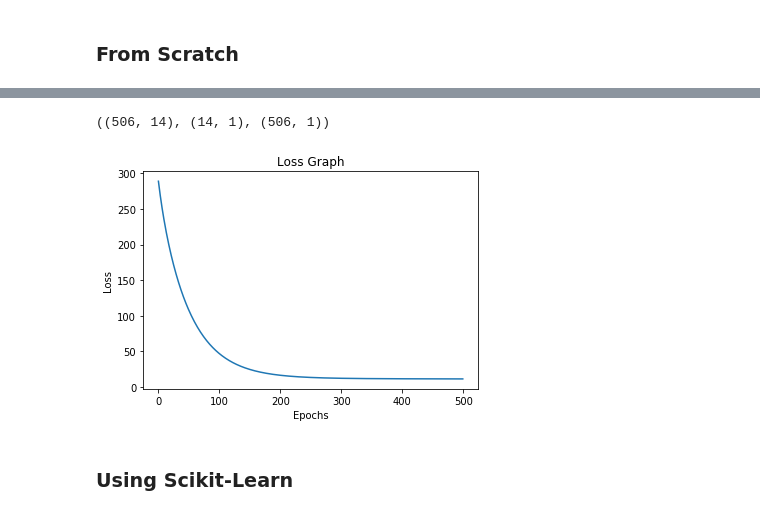
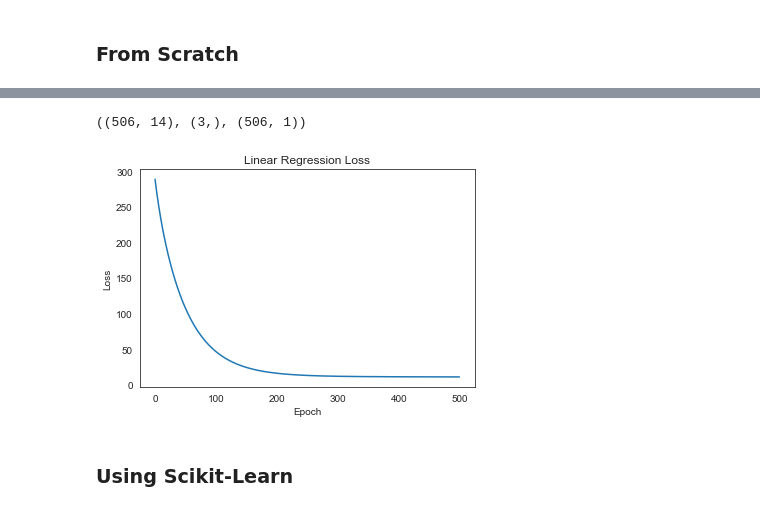
Before and after one commit to SudoSharma/ml_fundamentals, a Jupyter notebook: ml_sandbox.ipynb, the cells around one changed output, grey strips where cells are left out. Saved outputs shown, nothing was run; the diff lists cells and outputs as text; code cells hidden in the pictures.

```diff
--- a/ml_sandbox.ipynb
+++ b/ml_sandbox.ipynb
@@ -9,7 +32,7 @@ import numpy as np
 from sklearn.datasets import load_boston
 import matplotlib.pyplot as plt
 # %%
-def gradient_descent(X, y, W, alpha=0.01, epochs=500):
+def gradient_descent(X, y, w, alpha=0.01, epochs=500):
     """
     X: examples
     y: ground truth outputs
@@ -17,12 +40,12 @@ def gradient_descent(X, y, W, alpha=0.01, epochs=500):
     alpha: learning rate
     epochs: num iterations
     """
-    n = len(X)
+    n = len(y)
     losses = []
-    for i in range(epochs):
-        W = W - (alpha/n) * X.T @ (X@W-y) # gradient update with learning rate and loss derivative w.r.t W
-        losses.append(mse(X@W, y))
-    return (losses, W)
+    for _ in range(epochs):
+        w = w - (alpha/n) * X.T @ (X@w-y) # gradient update with learning rate and loss derivative w.r.t W
+        losses.append(mse(X@w, y))
+    return (losses, w)
 # %%
 def mse(y_hat, y):
     return np.sum((y_hat-y)**2)/(2*len(y)) # dividing by 2 cancels out 2 in derivative; remember to sum
@@ -33,24 +60,27 @@ def normalize(X):
     return (X-mu) / sigma
 # %%
 dataset = load_boston()
-X = normalize(dataset.data) # normalize data to be centered around mean=0 and stdev=1
-X = np.hstack((np.ones((len(y), 1)), X)) # add intercept: y = w_1*x_1 + b, where b is w_2*1
-y = dataset.target[:, None] # 'None' adds a dimension; same as np.newaxis
-W = np.zeros(X.shape[-1])[:, None]
+X = normalize(dataset['data']) # normalize data to be centered around mean=0 and stdev=1
+y = dataset['target'][:, None] # 'None' adds a dimension; same as np.newaxis
+
+# add intercept: y = w_1*x_1 + b, where b is w_2*1;
+# X is NxD; N=num examples; D=num dimensions, so this is stacking Nx1 column to the left of NxD to make (Nx(D+1))
+X = np.hstack((np.ones((len(y), 1)), X))
+w = np.zeros(X.shape[-1])[:, None] # w is Dx1 so X@w gives Nx1 for y; adding more "nodes" would make Dx(num_nodes)
 
 X.shape, W.shape, y.shape # X.shape[-1] would have been 13 before adding intercept; same with W.shape[0]
 # %% [output]
-((506, 14), (14, 1), (506, 1))
+((506, 14), (3,), (506, 1))
 # %%
-losses, W = gradient_descent(X, y, W) # toss the weights because we aren't using them
+losses, w = gradient_descent(X, y, w) # toss the weights because we aren't using them
 # %%
 plt.plot(range(len(losses)), losses)
-plt.title("Loss Graph")
-plt.xlabel("Epochs")
+plt.title("Linear Regression Loss")
+plt.xlabel("Epoch")
 plt.ylabel("Loss")
 plt.show()
 # %% [output]
-[figure, old version]
+[figure, new version]
 # %% [markdown]
 ### Using Scikit-Learn
 # %%
```
Also changed, not shown: parts of 93 cells of this notebook.
